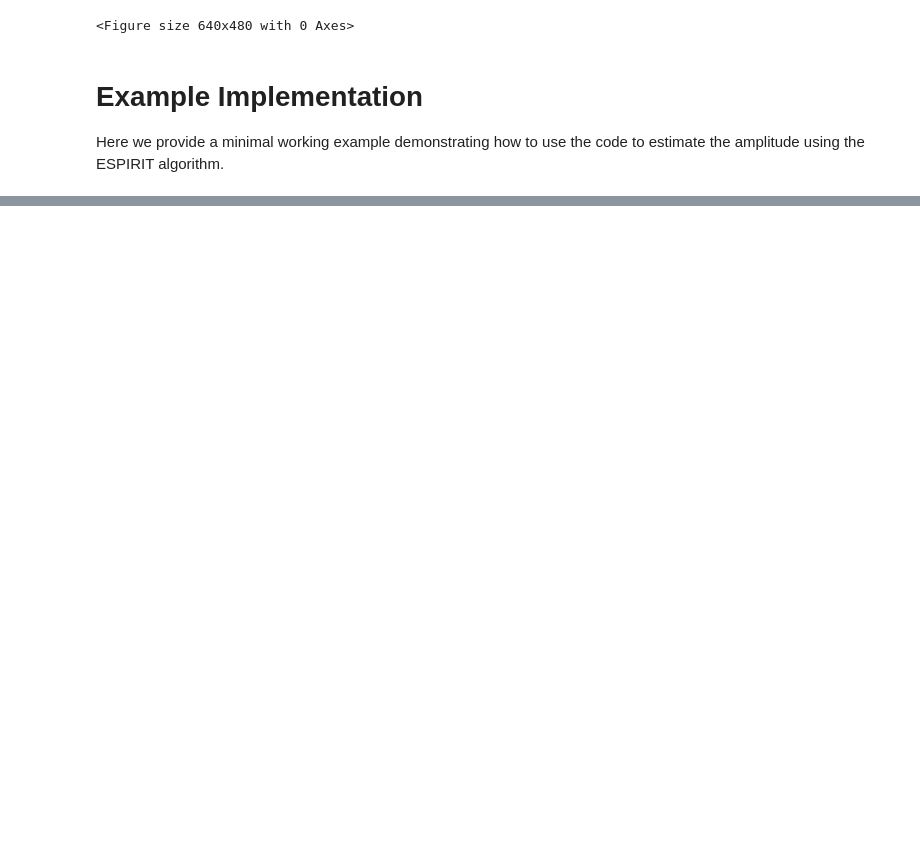
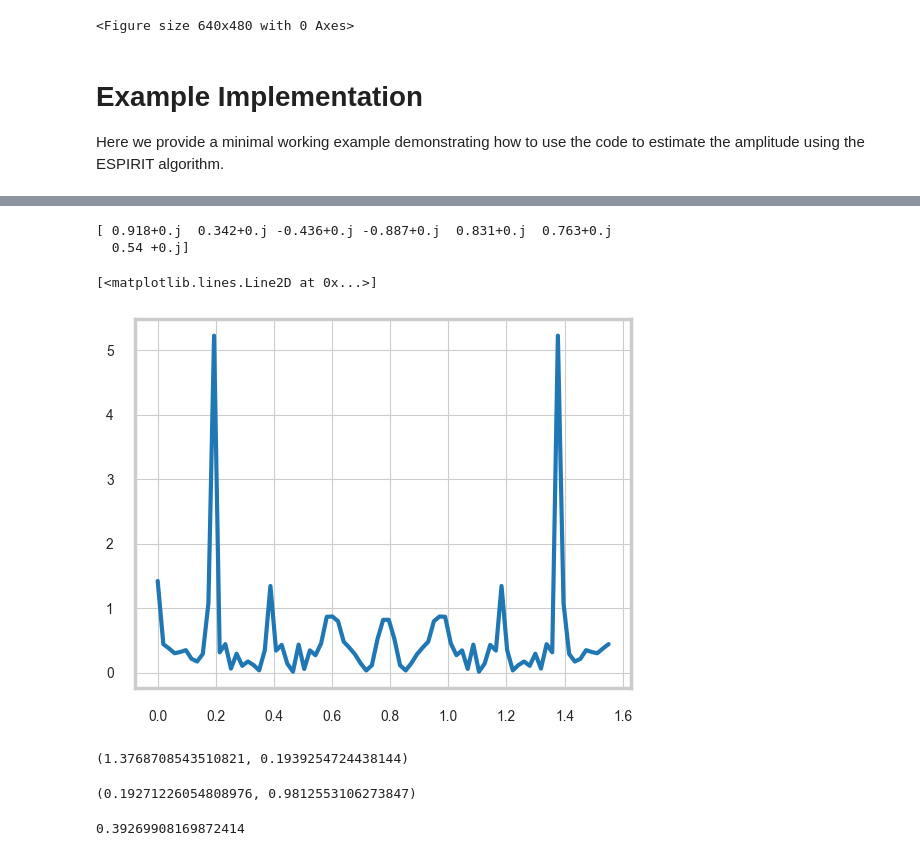
Before and after one commit to unitaryfund/csAE, a Jupyter notebook: ula_ae_example.ipynb, the cells around one changed output, grey strips where cells are left out. Drawn from its saved outputs; the diff is of its cells as text; code cells hidden in the pictures; blank space fills up the shorter version.

Commit message:
using cosine signal to deduce frequency

```diff
--- a/ula_ae_example.ipynb
+++ b/ula_ae_example.ipynb
@@ -79,0 +137,39 @@ Max Single Query: 648
+# %%
+narray = [2,2, 2, 2, 2, 2]
+# Set the actual amplitude
+a=0.2
+theta = np.arcsin(a)
+
+ula_signal = TwoqULASignal(M=narray, C=1.5)
+n_samples = [1000 for _ in range(len(ula_signal.n_samples))]
+# n_samples = 2*ula_signal.n_samples
+signal = ula_signal.estimate_signal(n_samples, theta)
+cos_signal = ula_signal.cos_signal
+
+print(cos_signal)
+
+cos_signal_ext = ula_signal.get_cov_matrix_toeplitz(cos_signal, C=1.2)
+
+fft = np.abs(np.fft.fft(cos_signal_ext))
+
+xaxis = [i*np.pi/(2*len(fft)) for i in range(len(fft))]
+
+plt.plot(xaxis, fft)
+# %% [output]
+[ 0.918+0.j  0.342+0.j -0.436+0.j -0.887+0.j  0.831+0.j  0.763+0.j
+  0.54 +0.j]
+[<matplotlib.lines.Line2D at 0x...>]
+[figure, added]
+# %%
+amax = np.argmax(fft[:len(fft)//2])
+np.pi*(len(fft)-amax)/(2*len(fft)), np.pi*(amax)/(2*len(fft))
+# %% [output]
+(1.3768708543510821, 0.1939254724438144)
+# %%
+np.cos(np.pi*(len(fft)-amax)/(2*len(fft))), np.cos(np.pi*(amax)/(2*len(fft)))
+# %% [output]
+(0.19271226054808976, 0.9812553106273847)
+# %%
+np.pi/8
+# %% [output]
+0.39269908169872414
```
Also changed, not shown: parts of 2 cells of this notebook, 1 other file.
